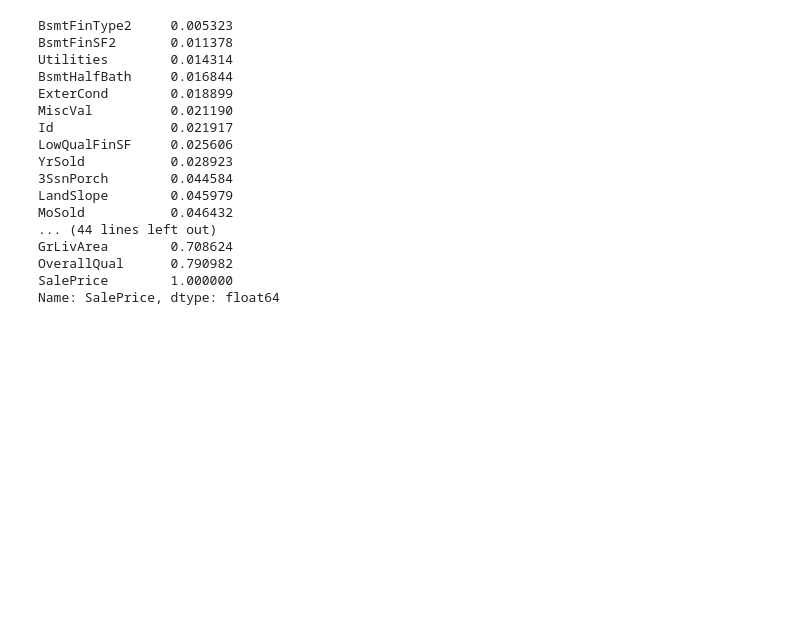
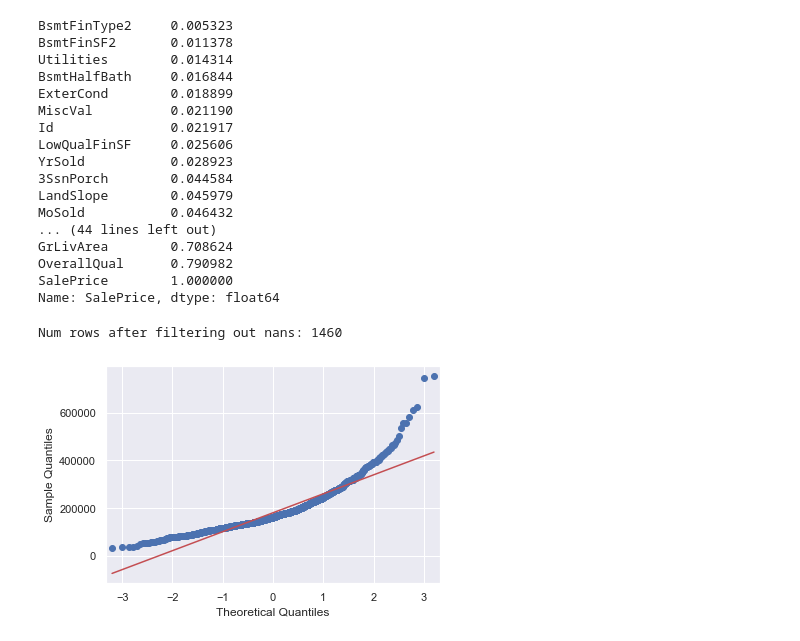
Before and after one commit to gilaniasher/kaggle-house-regression-challenge, a Jupyter notebook: Asher_Exploration.ipynb, the cells around one changed output. Saved outputs shown, nothing was run; the diff lists cells and outputs as text; code cells hidden in the pictures; blank space fills up the shorter version.

```diff
--- a/Asher_Exploration.ipynb
+++ b/Asher_Exploration.ipynb
@@ -252,3 +256,82 @@ GrLivArea        0.708624
 OverallQual      0.790982
 SalePrice        1.000000
 Name: SalePrice, dtype: float64
+# %%
+df = pd.read_csv('./kaggle_data/train.csv')
+
+# These are the manually picked columns that are all categorical
+total_categorical_cols = ['MSZoning', 'Street', 'Alley', 'LandContour',
+                    'LotConfig', 'Neighborhood', 'Condition1', 'Condition2', 'BldgType',
+                    'HouseStyle', 'RoofStyle', 'RoofMatl', 'Exterior1st', 'Exterior2nd', 'MasVnrType',
+                    'ExterCond', 'Foundation', 'Heating', 'CentralAir', 'PavedDrive',
+                    'MiscFeature', 'SaleType', 'SaleCondition']
+
+# These columns will have to be manually processed
+total_rating_cols = ['LotShape', 'Utilities', 'LandSlope', 'ExterQual', 'ExterCond',
+                   'BsmtQual', 'BsmtCond', 'BsmtExposure', 'BsmtFinType1', 'BsmtFinType2',
+                  'HeatingQC', 'Electrical', 'KitchenQual', 'Functional', 'FireplaceQu',
+                    'GarageType', 'GarageFinish', 'GarageQual', 'GarageCond', 'PoolQC', 'Fence']
+
+#########
+# Below will be the columns actually used in the model
+#########
+category_cols = ['Neighborhood', 'SaleType', "HouseStyle", "LotConfig"]
+rating_cols = ['ExterQual', 'ExterCond']
+continuous_cols = ['OverallQual', 'GrLivArea', 'YearBuilt', '1stFlrSF', 'GrLivArea', 'GarageCars']
+
+# Take rating columns and convert to numerical scale
+rating_df = df.copy()[rating_cols]
+
+replace_dict = {'Ex': 5, 'Gd': 4, 'TA': 3, 'Fa': 2, 'Po': 1,
+               'Reg': 1, 'IR1': 2, 'IR2': 3, 'IR3': 4,
+               'AllPub': 4, 'NoSewr': 3, 'NoSeWa': 2, 'ELO': 1,
+               'Gtl': 1, 'Mod': 2, 'Sev': 3,
+               'NA': 0,
+               'Av': 3, 'Mn': 2, 'No': 1,
+               'GLQ': 6, 'ALQ': 5, 'BLQ': 4, 'Rec': 3, 'LwQ': 2, 'Unf': 1,
+               'SBrkr': 5, 'FuseA': 4, 'FuseF': 3, 'FuseP': 2, 'Mix': 1,
+               'Typ': 8, 'Min1': 7, 'Min2': 6, 'Mod': 5, 'Maj1': 4, 'Maj2': 3, 'Sev': 2, 'Sal': 1,
+               '2Types': 6, 'Attchd': 5, 'Basment': 4, 'BuiltIn': 3, 'CarPort': 2, 'Detchd': 1,
+               'Fin': 3, 'RFn': 2, 'Unf': 1,
+               'GdPrv': 4, 'MnPrv': 3, 'GdWo': 2, 'MnWw': 1}
+
+rating_df.replace(replace_dict, inplace=True)
+
+na_to_zero_cols = ['LotShape', 'BsmtQual', 'BsmtCond', 'BsmtExposure', 'BsmtFinType1', 'BsmtFinType2',
+                  'FireplaceQu', 'GarageType', 'GarageFinish', 'GarageCond', 'GarageQual',
+                   'PoolQC', 'Fence', 'Electrical']
+
+na_to_zero_cols = [col for col in na_to_zero_cols if col in rating_df]
+
+rating_df[na_to_zero_cols] = rating_df.loc[:, na_to_zero_cols].fillna(0)
+
+# Select categorical columns and get dummy column values (different approach from what we did before with category type)
+# Preferably pick columns that are not like rating columns (Bad, Okay, Great). We should handle those separately
+dummy_df = pd.get_dummies(df[category_cols])
+
+YVar = df[['SalePrice']]
+XVar = pd.concat([df[continuous_cols], dummy_df, rating_df], axis=1)
+
+# Filter out nan values
+YVar = YVar[XVar.notna().all(axis='columns')]
+XVar = XVar[XVar.notna().all(axis='columns')]
+
+print('Num rows after filtering out nans: ' + str(len(XVar)))
+
+XVar = XVar.apply(pd.to_numeric)
+
+# Split data 80-20 so we can test how well the model works
+msk = np.random.rand(len(XVar)) < 0.8
+
+train_x = XVar[msk]
+train_y = YVar[msk]
+
+test_x = XVar[~msk]
+test_y = YVar[~msk]
+# %% [output]
+Num rows after filtering out nans: 1460
+# %%
+qqplot(YVar['SalePrice'], line='s')
+pyplot.show()
+# %% [output]
+[figure, added]
```
Also changed, not shown: parts of 9 cells of this notebook.
